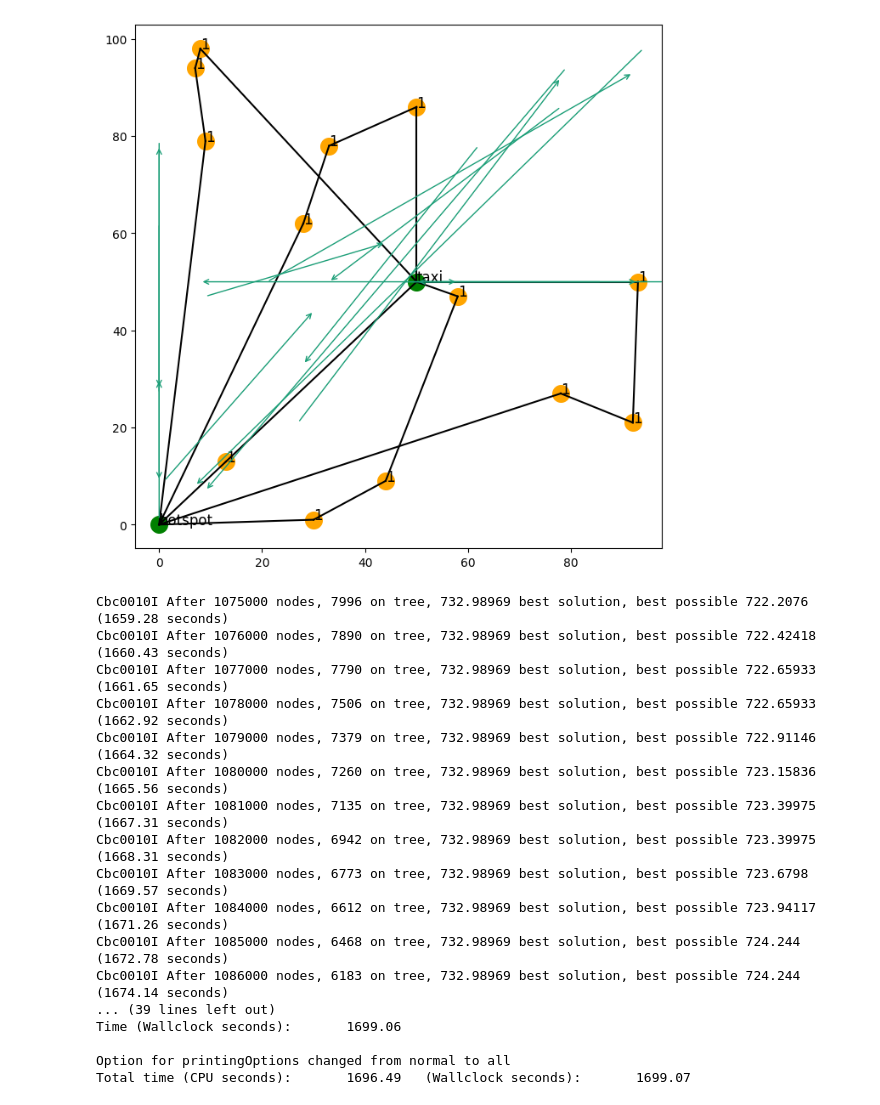
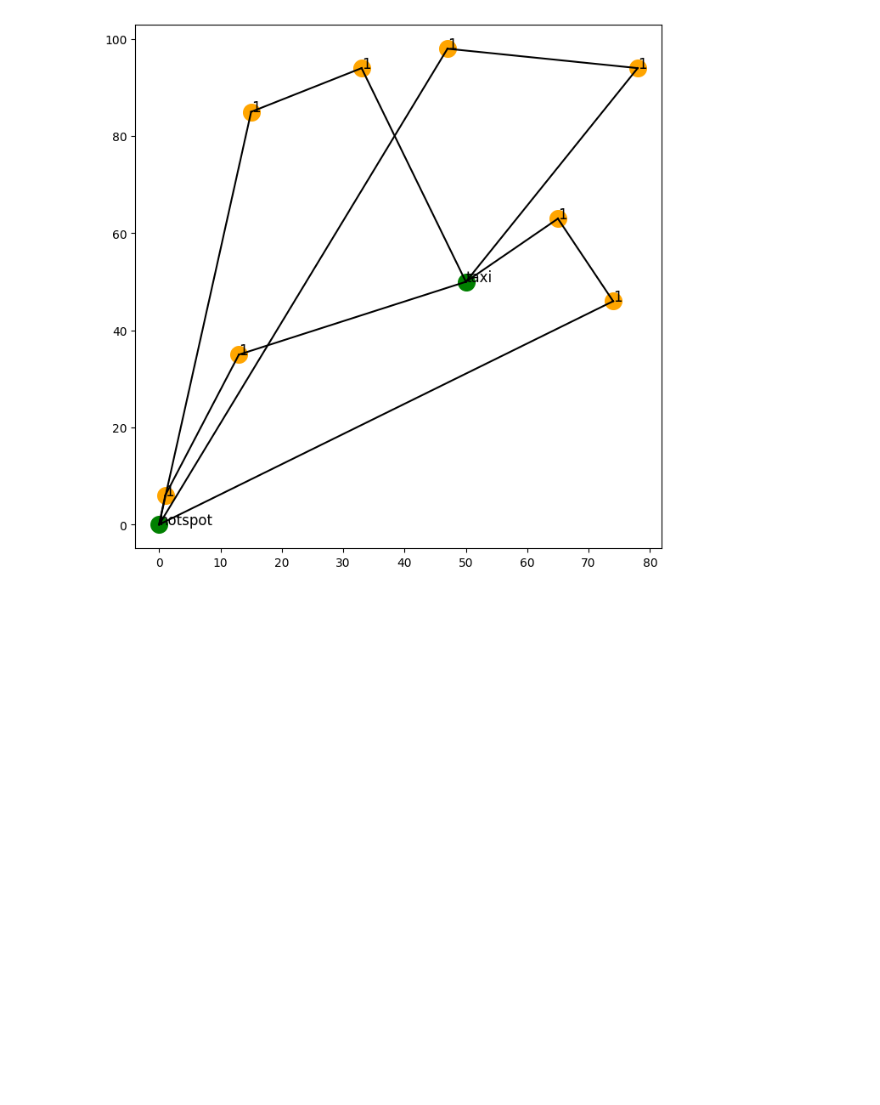
Before and after one commit to prachitgupta/optimization-algorithms, a Jupyter notebook: CVRP.ipynb, the cells around one changed output. Cells and saved outputs as stored; diff of their text form; code cells hidden in the pictures; blank space fills up the shorter version.

```diff
--- a/CVRP.ipynb
+++ b/CVRP.ipynb
@@ -11,7 +11,7 @@ import pulp
 # %%
 # define VRP
 
-customer_count = 30
+customer_count = 10
 vehicle_capacity = 3
 
 
@@ -29,9 +29,10 @@ df = pd.DataFrame({
 df.iloc[0]['x'] = 0
 df.iloc[0]['y'] = 0
 df.iloc[0]['demand'] = 0
-df.iloc[-1]['x'] = 50
-df.iloc[-1]['y'] = 50
-df.iloc[-1]['demand'] = 0
+# df.iloc[-1]['x'] = 50
+# df.iloc[-1]['y'] = 50
+# df.iloc[-1]['demand'] = 0
+df.iloc[4]['demand'] = 0
 
 df
 # %% [output]
@@ -117,13 +113,18 @@ for vehicle_count in range(1,vehicle_count+1):
 
     #depart from 0
     for k in range(vehicle_count):
-        problem += pulp.lpSum(x[0][j][k] for j in range(1,customer_count)) == 1
-        problem += pulp.lpSum(x[i][0][k] for i in range(1,customer_count)) == 0
+        problem += pulp.lpSum(x[0][j][k] for j in range(customer_count)) == 1
+        problem += pulp.lpSum(x[i][0][k] for i in range(customer_count)) == 0
 
     #arrive at 15
     for k in range(vehicle_count):
-        problem += pulp.lpSum(x[i][customer_count-1][k] for i in range(customer_count-1)) == 1
-        problem += pulp.lpSum(x[customer_count-1][j][k] for j in range(customer_count-1)) == 0
+        problem += pulp.lpSum(x[i][customer_count-1][k] for i in range(customer_count)) == 1
+        problem += pulp.lpSum(x[customer_count-1][j][k] for j in range(customer_count)) == 0
+
+    # #arrive at 4
+    # for k in range(vehicle_count):
+    #     problem += pulp.lpSum(x[i][4][k] for i in range(customer_count-1)) == 1
+    #     problem += pulp.lpSum(x[4][j][k] for j in range(customer_count-1)) == 0
 
 
 
@@ -212,44 +213,26 @@ Cbc0010I After 21000 nodes, 5621 on tree, 1628.8496 best solution, best possible
 # %%
 # visualization : plotting with matplolib
 plt.figure(figsize=(8,8))
 for i in range(customer_count):
     if i == 0:
         plt.scatter(df.iloc[i]['x'], df.iloc[i]['y'], c='green', s=200)
         plt.text(df.iloc[i]['x'], df.iloc[i]['y'], "hotspot", fontsize=12)
     elif i == customer_count -1:
         plt.scatter(df.iloc[i]['x'], df.iloc[i]['y'], c='green', s=200)
         plt.text(df.iloc[i]['x'], df.iloc[i]['y'], "taxi", fontsize=12)
     else:
         plt.scatter(df.iloc[i]['x'], df.iloc[i]['y'], c='orange', s=200)
         plt.text(df.iloc[i]['x'], df.iloc[i]['y'], str(df.demand[i]), fontsize=12)
 
 cmap = matplotlib.cm.get_cmap('Dark2')
-arrowprops = dict(arrowstyle='->', connectionstyle='arc3', edgecolor=cmap(v))
 
 for k in range(vehicle_count):
     for i in range(customer_count):
         for j in range(customer_count):
             if i != j and pulp.value(x[i][j][k]) == 1:
                 #plt.annotate('', xy=[df.iloc[i]['x'], df.iloc[j]['x']], xytext=[df.iloc[i]['y'], df.iloc[j]['y']], arrowprops=arrowprops)
                 plt.plot([df.iloc[i]['x'], df.iloc[j]['x']], [df.iloc[i]['y'], df.iloc[j]['y']], c="black")
 
 plt.show()
 # %% [output]
-[figure, old version]
+[figure, new version]
-Cbc0010I After 1075000 nodes, 7996 on tree, 732.98969 best solution, best possible 722.2076 (1659.28 seconds)
-Cbc0010I After 1076000 nodes, 7890 on tree, 732.98969 best solution, best possible 722.42418 (1660.43 seconds)
-Cbc0010I After 1077000 nodes, 7790 on tree, 732.98969 best solution, best possible 722.65933 (1661.65 seconds)
-Cbc0010I After 1078000 nodes, 7506 on tree, 732.98969 best solution, best possible 722.65933 (1662.92 seconds)
-Cbc0010I After 1079000 nodes, 7379 on tree, 732.98969 best solution, best possible 722.91146 (1664.32 seconds)
-Cbc0010I After 1080000 nodes, 7260 on tree, 732.98969 best solution, best possible 723.15836 (1665.56 seconds)
-Cbc0010I After 1081000 nodes, 7135 on tree, 732.98969 best solution, best possible 723.39975 (1667.31 seconds)
-Cbc0010I After 1082000 nodes, 6942 on tree, 732.98969 best solution, best possible 723.39975 (1668.31 seconds)
-Cbc0010I After 1083000 nodes, 6773 on tree, 732.98969 best solution, best possible 723.6798 (1669.57 seconds)
-Cbc0010I After 1084000 nodes, 6612 on tree, 732.98969 best solution, best possible 723.94117 (1671.26 seconds)
-Cbc0010I After 1085000 nodes, 6468 on tree, 732.98969 best solution, best possible 724.244 (1672.78 seconds)
-Cbc0010I After 1086000 nodes, 6183 on tree, 732.98969 best solution, best possible 724.244 (1674.14 seconds)
-... (39 lines left out)
-Time (Wallclock seconds):       1699.06
-
-Option for printingOptions changed from normal to all
-Total time (CPU seconds):       1696.49   (Wallclock seconds):       1699.07
```
Also changed, not shown: parts of 4 cells of this notebook, 36 other files.
